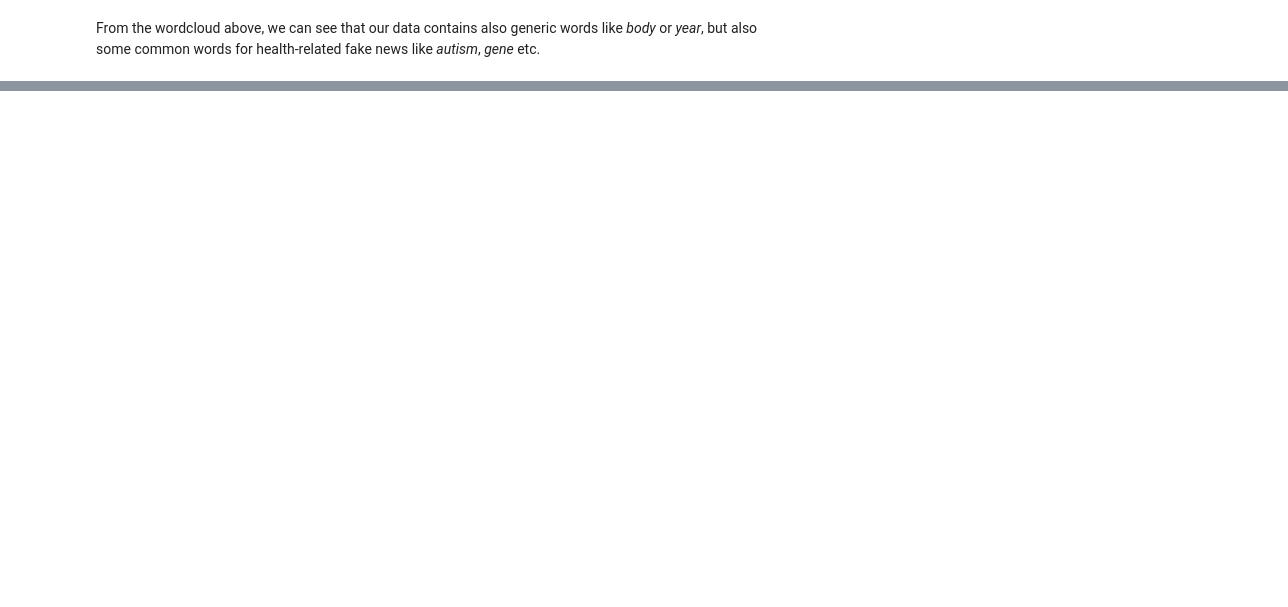
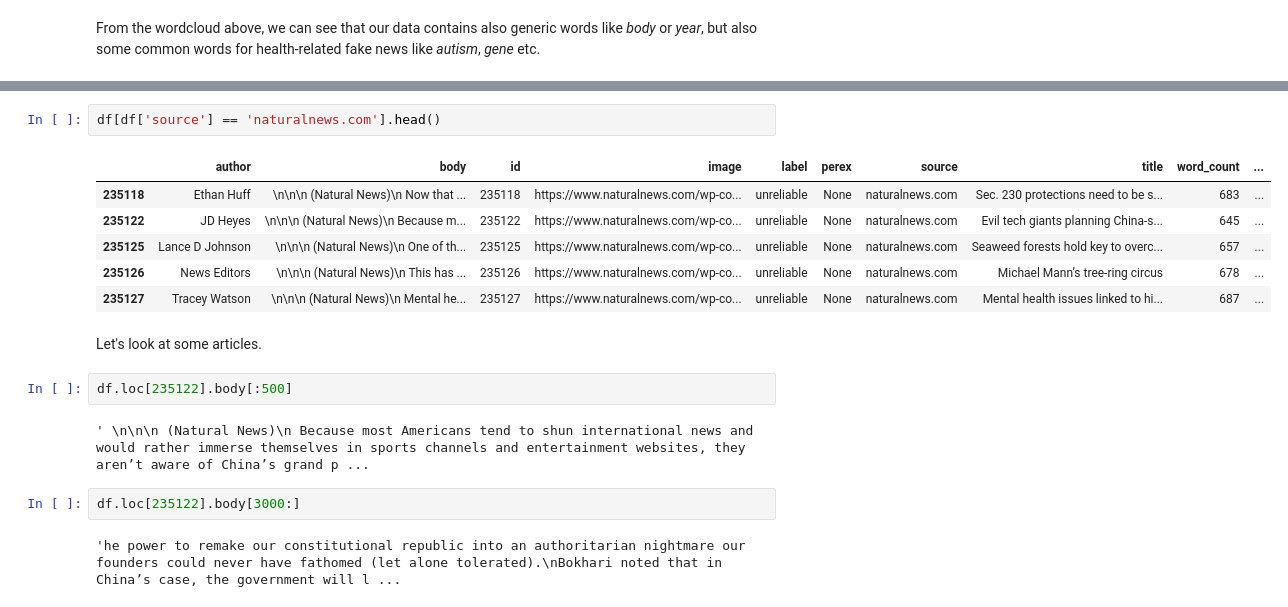
Before and after one commit to pmacinec/ns-project, a Jupyter notebook: notebooks/data_analysis.ipynb, the cells around one changed output, grey strips where cells are left out. Saved outputs shown, nothing was run; the diff lists cells and outputs as text; blank space fills up the shorter version.

```diff
--- a/notebooks/data_analysis.ipynb
+++ b/notebooks/data_analysis.ipynb
@@ -402,0 +412,19 @@ From the wordcloud above, we can see that our data contains also generic words l
+# %%
+df[df['source'] == 'naturalnews.com'].head()
+# %% [output]
+|  | author | body | id | image | label | perex | source | title | word_count | ... |
+| 235118 | Ethan Huff | \n\n\n (Natural News)\n Now that ... | 235118 | https://www.naturalnews.com/wp-co... | unreliable | None | naturalnews.com | Sec. 230 protections need to be s... | 683 | ... |
+| 235122 | JD Heyes | \n\n\n (Natural News)\n Because m... | 235122 | https://www.naturalnews.com/wp-co... | unreliable | None | naturalnews.com | Evil tech giants planning China-s... | 645 | ... |
+| 235125 | Lance D Johnson | \n\n\n (Natural News)\n One of th... | 235125 | https://www.naturalnews.com/wp-co... | unreliable | None | naturalnews.com | Seaweed forests hold key to overc... | 657 | ... |
+| 235126 | News Editors | \n\n\n (Natural News)\n This has ... | 235126 | https://www.naturalnews.com/wp-co... | unreliable | None | naturalnews.com | Michael Mann’s tree-ring circus | 678 | ... |
+| 235127 | Tracey Watson | \n\n\n (Natural News)\n Mental he... | 235127 | https://www.naturalnews.com/wp-co... | unreliable | None | naturalnews.com | Mental health issues linked to hi... | 687 | ... |
+# %% [markdown]
+Let's look at some articles.
+# %%
+df.loc[235122].body[:500]
+# %% [output]
+' \n\n\n (Natural News)\n Because most Americans tend to shun international news and would rather immerse themselves in sports channels and entertainment websites, they aren’t aware of China’s grand p ...
+# %%
+df.loc[235122].body[3000:]
+# %% [output]
+'he power to remake our constitutional republic into an authoritarian nightmare our founders could never have fathomed (let alone tolerated).\nBokhari noted that in China’s case, the government will l ...
```
Also changed, not shown: parts of 19 cells of this notebook, 1 other file.
